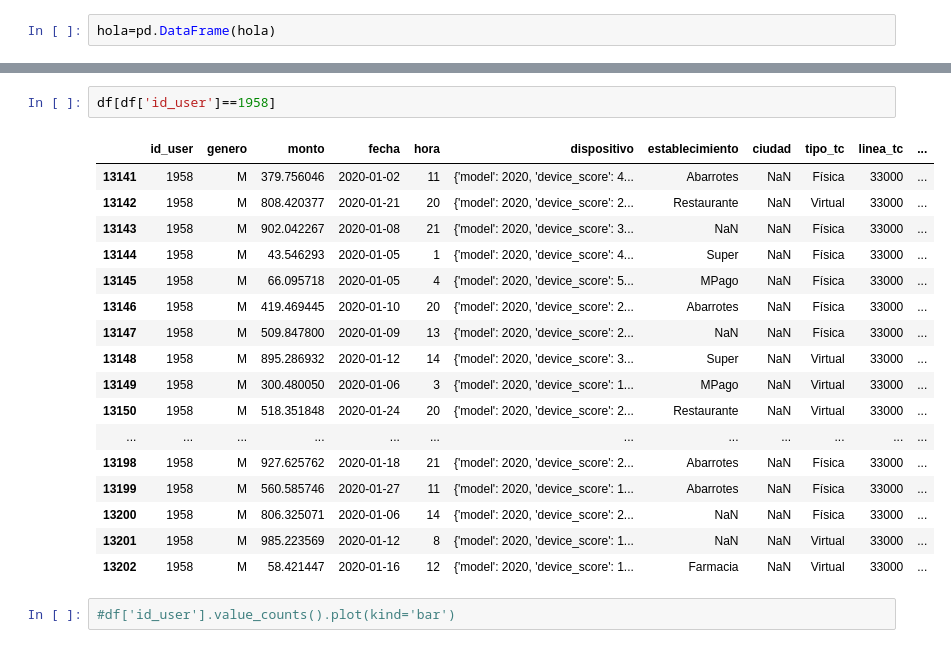
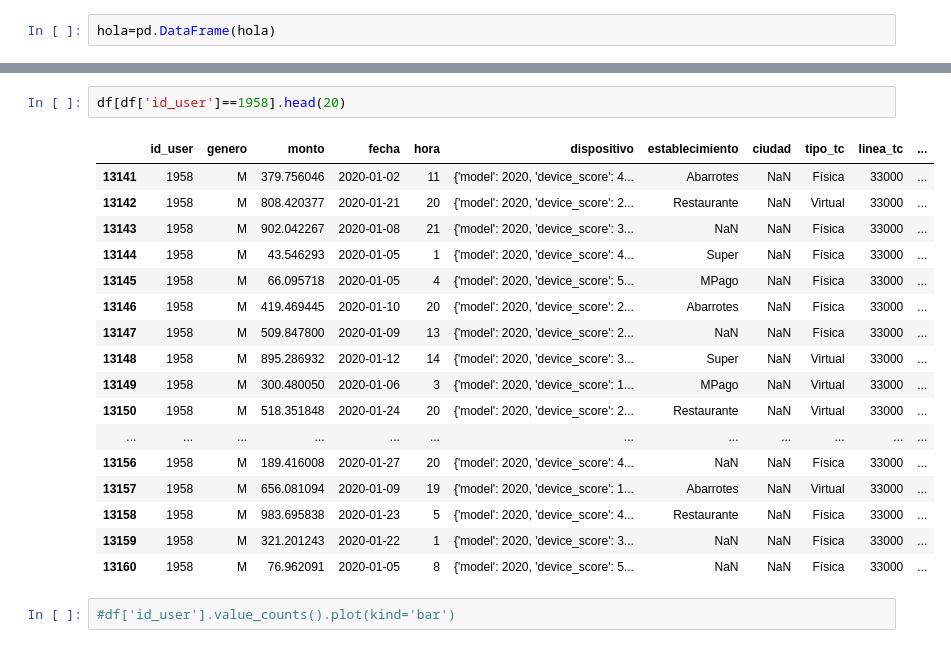
Before and after one commit to ElenaVillano/challenge_rpmx, a Jupyter notebook: notebooks/eda.ipynb, the cells around one changed output, grey strips where cells are left out. Cells and saved outputs as stored; diff of their text form.

```diff
--- a/notebooks/eda.ipynb
+++ b/notebooks/eda.ipynb
@@ -184,23 +167,23 @@ sns.displot(hola)
 # %%
-df[df['id_user']==1958]
+df[df['id_user']==1958].head(20)
 # %% [output]
 |  | id_user | genero | monto | fecha | hora | dispositivo | establecimiento | ciudad | tipo_tc | linea_tc | ... |
 | 13141 | 1958 | M | 379.756046 | 2020-01-02 | 11 | {'model': 2020, 'device_score': 4... | Abarrotes | NaN | Física | 33000 | ... |
 | 13142 | 1958 | M | 808.420377 | 2020-01-21 | 20 | {'model': 2020, 'device_score': 2... | Restaurante | NaN | Virtual | 33000 | ... |
 | 13143 | 1958 | M | 902.042267 | 2020-01-08 | 21 | {'model': 2020, 'device_score': 3... | NaN | NaN | Física | 33000 | ... |
 | 13144 | 1958 | M | 43.546293 | 2020-01-05 | 1 | {'model': 2020, 'device_score': 4... | Super | NaN | Física | 33000 | ... |
 | 13145 | 1958 | M | 66.095718 | 2020-01-05 | 4 | {'model': 2020, 'device_score': 5... | MPago | NaN | Física | 33000 | ... |
 | 13146 | 1958 | M | 419.469445 | 2020-01-10 | 20 | {'model': 2020, 'device_score': 2... | Abarrotes | NaN | Física | 33000 | ... |
 | 13147 | 1958 | M | 509.847800 | 2020-01-09 | 13 | {'model': 2020, 'device_score': 2... | NaN | NaN | Física | 33000 | ... |
 | 13148 | 1958 | M | 895.286932 | 2020-01-12 | 14 | {'model': 2020, 'device_score': 3... | Super | NaN | Virtual | 33000 | ... |
 | 13149 | 1958 | M | 300.480050 | 2020-01-06 | 3 | {'model': 2020, 'device_score': 1... | MPago | NaN | Virtual | 33000 | ... |
 | 13150 | 1958 | M | 518.351848 | 2020-01-24 | 20 | {'model': 2020, 'device_score': 2... | Restaurante | NaN | Virtual | 33000 | ... |
 | ... | ... | ... | ... | ... | ... | ... | ... | ... | ... | ... | ... |
-| 13198 | 1958 | M | 927.625762 | 2020-01-18 | 21 | {'model': 2020, 'device_score': 2... | Abarrotes | NaN | Física | 33000 | ... |
-| 13199 | 1958 | M | 560.585746 | 2020-01-27 | 11 | {'model': 2020, 'device_score': 1... | Abarrotes | NaN | Física | 33000 | ... |
-| 13200 | 1958 | M | 806.325071 | 2020-01-06 | 14 | {'model': 2020, 'device_score': 2... | NaN | NaN | Física | 33000 | ... |
-| 13201 | 1958 | M | 985.223569 | 2020-01-12 | 8 | {'model': 2020, 'device_score': 1... | NaN | NaN | Virtual | 33000 | ... |
-| 13202 | 1958 | M | 58.421447 | 2020-01-16 | 12 | {'model': 2020, 'device_score': 1... | Farmacia | NaN | Virtual | 33000 | ... |
+| 13156 | 1958 | M | 189.416008 | 2020-01-27 | 20 | {'model': 2020, 'device_score': 4... | NaN | NaN | Física | 33000 | ... |
+| 13157 | 1958 | M | 656.081094 | 2020-01-09 | 19 | {'model': 2020, 'device_score': 1... | Abarrotes | NaN | Virtual | 33000 | ... |
+| 13158 | 1958 | M | 983.695838 | 2020-01-23 | 5 | {'model': 2020, 'device_score': 4... | Restaurante | NaN | Física | 33000 | ... |
+| 13159 | 1958 | M | 321.201243 | 2020-01-22 | 1 | {'model': 2020, 'device_score': 3... | NaN | NaN | Física | 33000 | ... |
+| 13160 | 1958 | M | 76.962091 | 2020-01-05 | 8 | {'model': 2020, 'device_score': 5... | NaN | NaN | Física | 33000 | ... |
 # %%
 #df['id_user'].value_counts().plot(kind='bar')
 # %%
```
Also changed, not shown: parts of 42 cells of this notebook.
